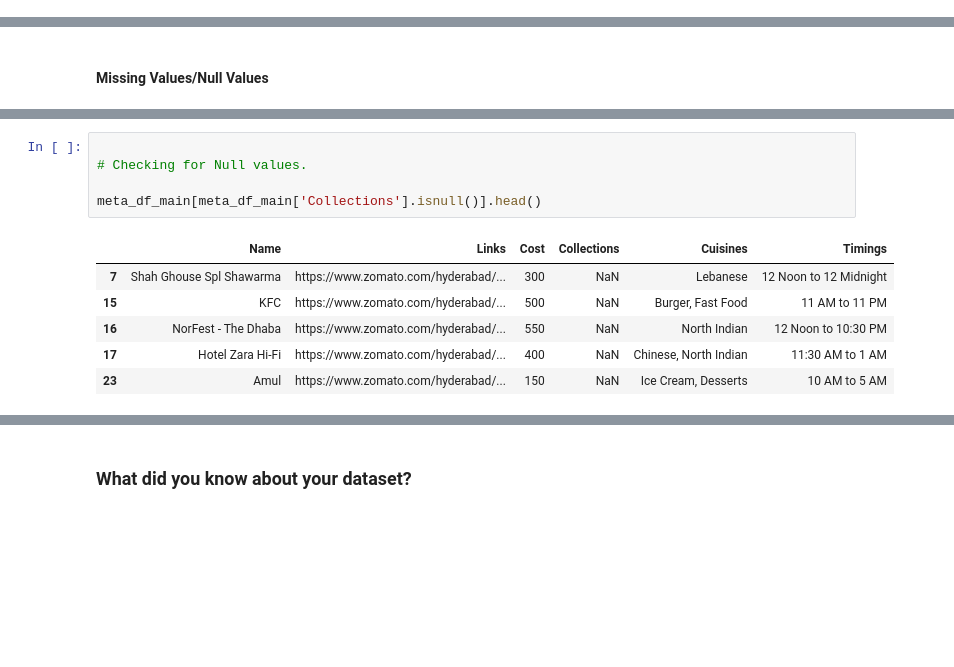
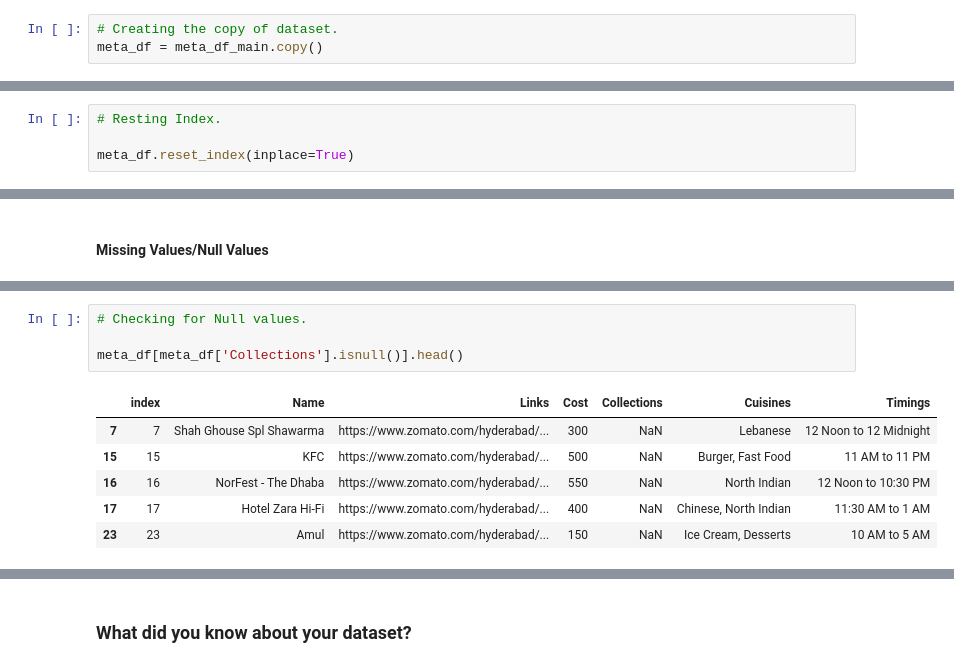
Before and after one commit to Amanr1996/Capstone_Zomato_Restaurant_clustering_and_sentiment_Analysis, a Jupyter notebook: Zomato_Restaurant_clustering_and_sentiment_Analysis.ipynb, the cells around one changed output, grey strips where cells are left out. Cells and saved outputs as stored; diff of their text form; blank space fills up the shorter version.

```diff
--- a/Zomato_Restaurant_clustering_and_sentiment_Analysis.ipynb
+++ b/Zomato_Restaurant_clustering_and_sentiment_Analysis.ipynb
@@ -123,6 +90,9 @@ Mounted at /content/drive
 # %%
 # Importing datasets.
 meta_df_main=pd.read_csv("/content/drive/MyDrive/Capstone_Project_4/Zomato Restaurant names and Metadata.csv")
+# %%
+# Creating the copy of dataset.
+meta_df = meta_df_main.copy()
 # %% [markdown]
 ### Dataset First View
 # %%
@@ -171,0 +145,4 @@ We have 0 duplicate Values present in Data set
+# %%
+# Resting Index.
+
+meta_df.reset_index(inplace=True)
@@ -184,15 +168,14 @@ Cuisines        0
 Timings         1
 dtype: int64
 # %%
-
 # Checking for Null values.
 
-meta_df_main[meta_df_main['Collections'].isnull()].head()
+meta_df[meta_df['Collections'].isnull()].head()
 # %% [output]
-|  | Name | Links | Cost | Collections | Cuisines | Timings |
-| 7 | Shah Ghouse Spl Shawarma | https://www.zomato.com/hyderabad/... | 300 | NaN | Lebanese | 12 Noon to 12 Midnight |
-| 15 | KFC | https://www.zomato.com/hyderabad/... | 500 | NaN | Burger, Fast Food | 11 AM to 11 PM |
-| 16 | NorFest - The Dhaba | https://www.zomato.com/hyderabad/... | 550 | NaN | North Indian | 12 Noon to 10:30 PM |
-| 17 | Hotel Zara Hi-Fi | https://www.zomato.com/hyderabad/... | 400 | NaN | Chinese, North Indian | 11:30 AM to 1 AM |
-| 23 | Amul | https://www.zomato.com/hyderabad/... | 150 | NaN | Ice Cream, Desserts | 10 AM to 5 AM |
+|  | index | Name | Links | Cost | Collections | Cuisines | Timings |
+| 7 | 7 | Shah Ghouse Spl Shawarma | https://www.zomato.com/hyderabad/... | 300 | NaN | Lebanese | 12 Noon to 12 Midnight |
+| 15 | 15 | KFC | https://www.zomato.com/hyderabad/... | 500 | NaN | Burger, Fast Food | 11 AM to 11 PM |
+| 16 | 16 | NorFest - The Dhaba | https://www.zomato.com/hyderabad/... | 550 | NaN | North Indian | 12 Noon to 10:30 PM |
+| 17 | 17 | Hotel Zara Hi-Fi | https://www.zomato.com/hyderabad/... | 400 | NaN | Chinese, North Indian | 11:30 AM to 1 AM |
+| 23 | 23 | Amul | https://www.zomato.com/hyderabad/... | 150 | NaN | Ice Cream, Desserts | 10 AM to 5 AM |
 # %%
```
Also changed, not shown: parts of 395 cells of this notebook.
